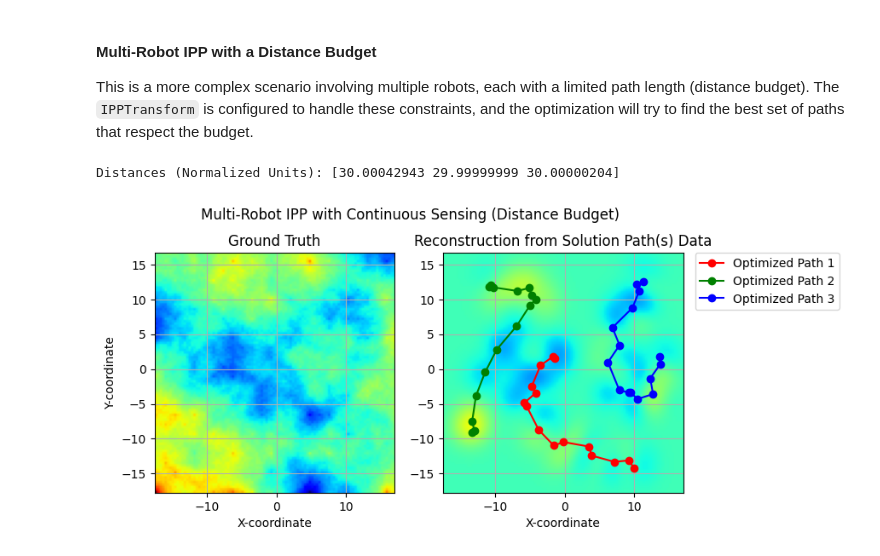
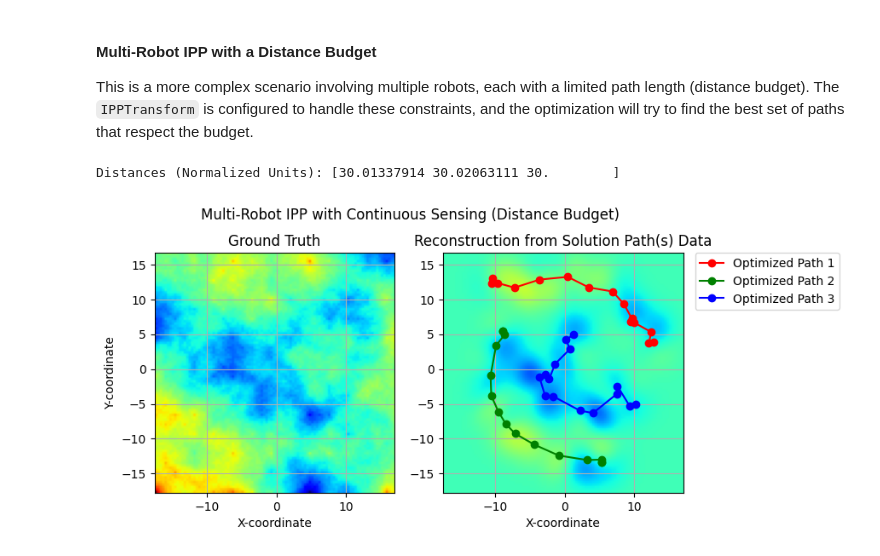
Before and after one commit to itskalvik/sgp-tools, a Jupyter notebook: tutorials/IPP.ipynb, the cells around one changed output. Drawn from its saved outputs; the diff is of its cells as text; code cells hidden in the pictures.

```diff
--- a/tutorials/IPP.ipynb
+++ b/tutorials/IPP.ipynb
@@ -307,35 +282,36 @@ Xu_init_multi_robot = get_inducing_pts(X_train, num_placements * num_robots)
 Xu_init_multi_robot, _ = run_tsp(Xu_init_multi_robot,
                                  num_vehicles=num_robots,
                                  max_dist=100, # Initial max distance budget for TSP
-                                 resample=num_placements) # Ensure each path has num_placements waypoints
+                                 resample=num_placements, # Ensure each path has num_placements waypoints
+                                 time_limit=20)
 Xu_init_multi_robot = Xu_init_multi_robot.reshape(-1, 2) # Flatten paths into a single array of waypoints
 
 # Setup distance-constrained IPP transform for multiple robots
 transform_multi_robot = IPPTransform(num_robots=num_robots,
                                      sampling_rate=5, # Continuous sensing
                                      distance_budget=30., # Distance budget for each robot
                                      constraint_weight=500.) # Weight for the distance constraint in optimization
 
 # Initialize and optimize the ContinuousSGP model for multi-robot scenario
 csgp_method_multi_robot = ContinuousSGP(
     num_placements,
     X_train,
     kernel,
     noise_variance,
     transform_multi_robot,
     num_robots,
     X_init=Xu_init_multi_robot
 )
 sol_paths_multi_robot = csgp_method_multi_robot.optimize(max_steps=5000)
 
 # Plot the optimized paths
 plot_paths(sol_paths_multi_robot, dataset, kernel, noise_variance,
            title="Multi-Robot IPP with Continuous Sensing (Distance Budget)",
            continuous_sening=True)
 
 # Print the final distances for each optimized path
 # The transform.distance method calculates the total path length based on the current inducing points
 print("Distances (Normalized Units):", transform_multi_robot.distance(tf.constant(sol_paths_multi_robot, dtype=tf.float64)).numpy())
 # %% [output]
-Distances (Normalized Units): [30.00042943 29.99999999 30.00000204]
+Distances (Normalized Units): [30.01337914 30.02063111 30.        ]
-[figure, old version]
+[figure, new version]
```
Also changed, not shown: parts of 4 cells of this notebook, 1 other file.
